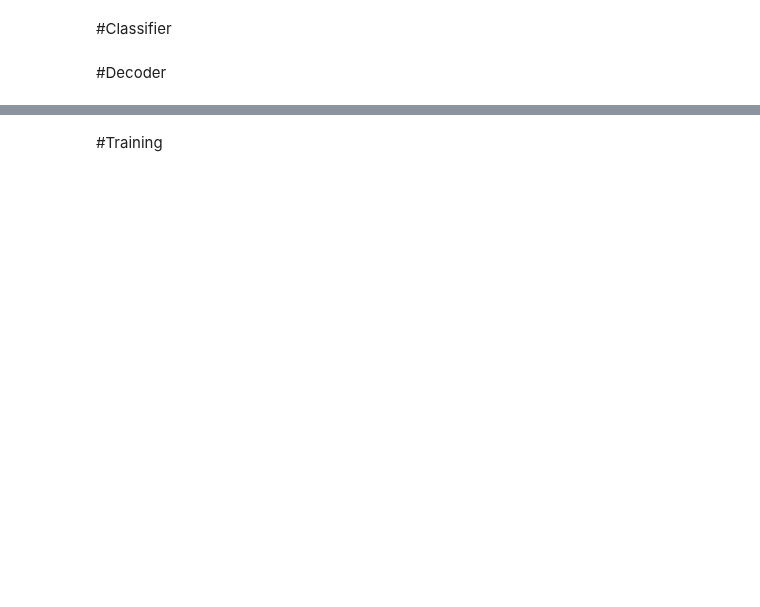
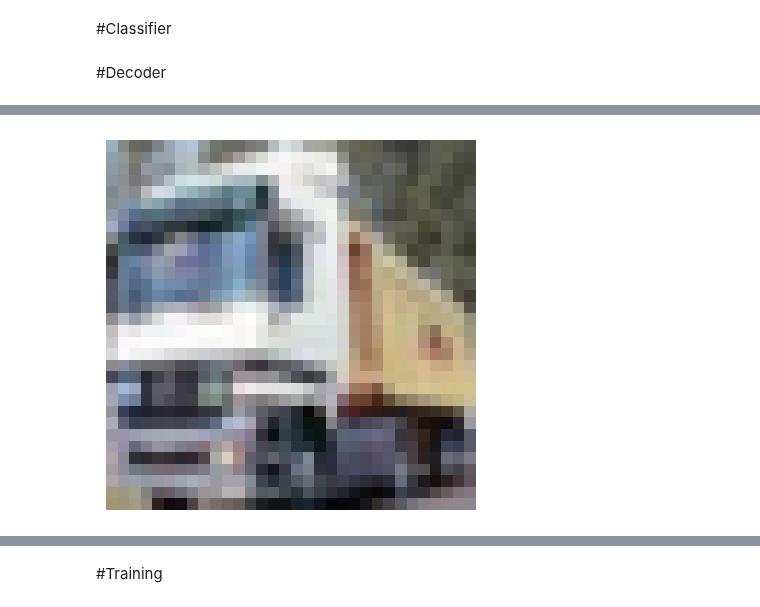
Before and after one commit to lacykaltgr/continual-learning-ait, a Jupyter notebook: notebooks/classifier.ipynb, the cells around one changed output, grey strips where cells are left out. Saved outputs shown, nothing was run; the diff lists cells and outputs as text; code cells hidden in the pictures; blank space fills up the shorter version.

```diff
--- a/notebooks/classifier.ipynb
+++ b/notebooks/classifier.ipynb
@@ -152,6 +150,30 @@ encoder_classifier.compile(
     metrics=['accuracy']
 )
 # %%
-
 es1 = EarlyStopping(patience=1, monitor="val_loss")
-es2 = EarlyStopping(patience=10, monitor="val_loss", restore_best_weights=True)
+es2 = EarlyStopping(patience=5, monitor="val_loss", restore_best_weights=True)
+# %%
+from tensorflow.keras.callbacks import LearningRateScheduler
+from tensorflow.keras.models import Sequential
+from tensorflow.keras.layers import Dense
+from tensorflow.keras.optimizers import SGD
+import numpy as np
+
+def schedule(epoch, lr):
+    return lr * 0.8
+
+initial_lr = 0.05
+optimizer = SGD(learning_rate=initial_lr)
+encoder_decoder.compile(optimizer=optimizer, loss='mse', metrics=['accuracy'])
+
+lr_scheduler = LearningRateScheduler(schedule)
+# %%
+import matplotlib.pyplot as plt
+import numpy as np
+
+def disp(image):
+    image = (image + 1)* 127.5
+
+    plt.imshow(image.astype(np.uint8))
+    plt.axis('off')
+    plt.show()
@@ -158,2 +182,2 @@ es2 = EarlyStopping(patience=10, monitor="val_loss", restore_best_weights=True)
 # %%
-#encoder_decoder.fit(X_train, X_train, batch_size=64, epochs=3, validation_data=(X_test, X_test), callbacks=[es1])
+encoder_decoder.fit(X_train, X_train, batch_size=256, epochs=100, validation_data=(X_test, X_test), callbacks=[es2])
@@ -159,0 +203,4 @@ es2 = EarlyStopping(patience=10, monitor="val_loss", restore_best_weights=True)
+# %%
+disp(X_train[1])
+# %% [output]
+[figure, added]
```
Also changed, not shown: parts of 14 cells of this notebook.
